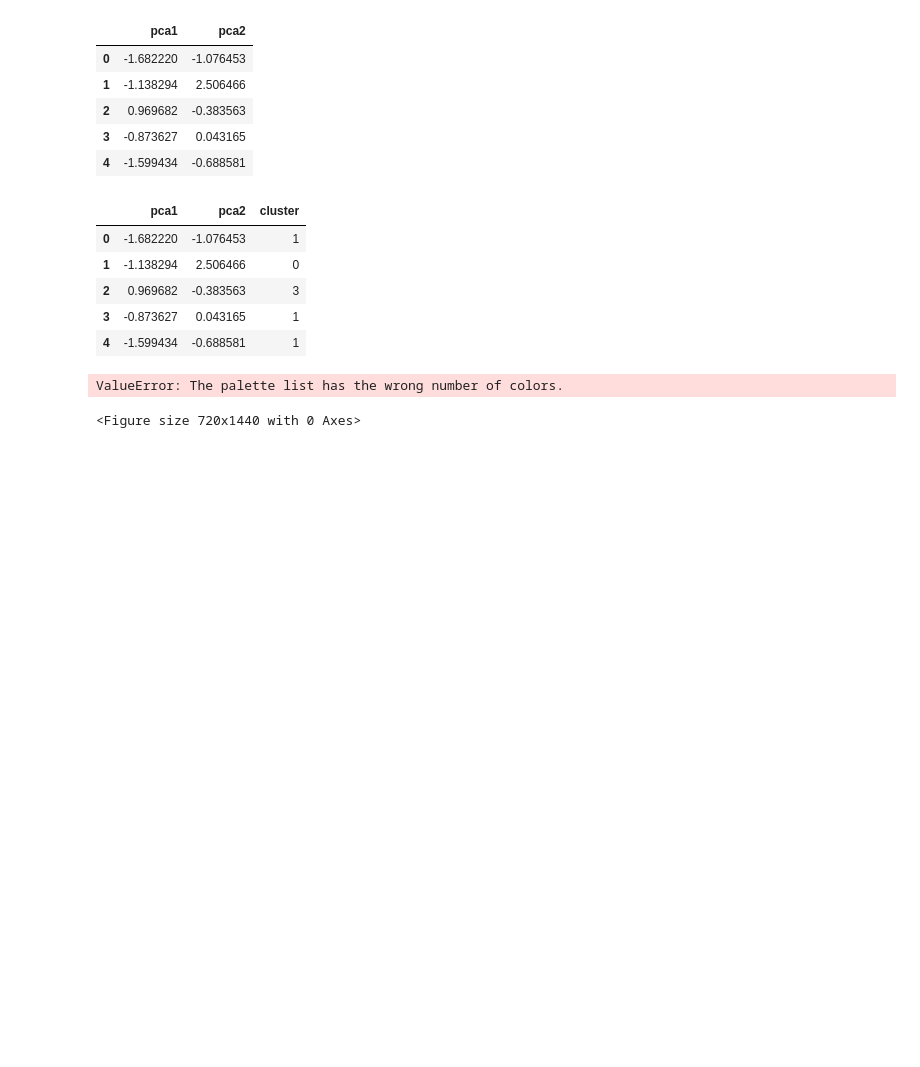
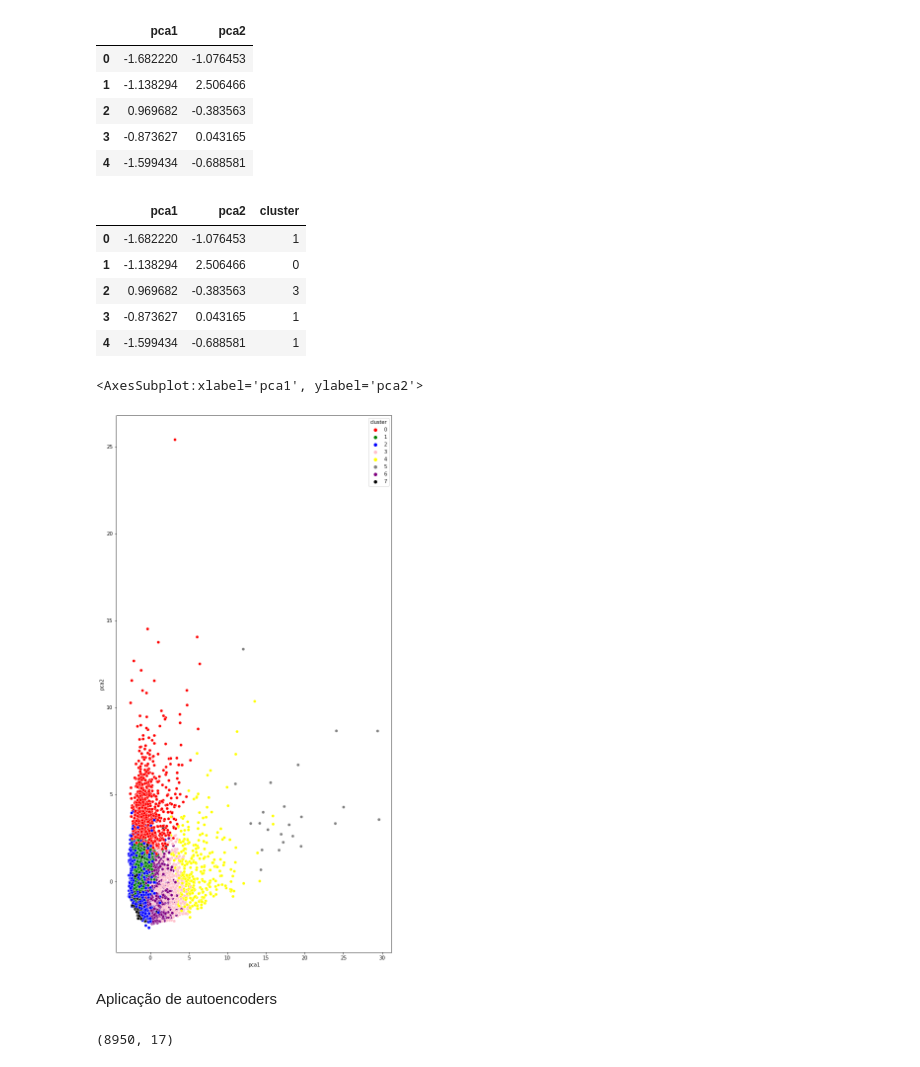
Before and after one commit to Rosivaldojesus/data_analysis, a Jupyter notebook: dp_marketing/main.ipynb, the cells around one changed output. Cells and saved outputs as stored; diff of their text form; code cells hidden in the pictures; blank space fills up the shorter version.

```diff
--- a/marketing/main.ipynb
+++ b/dp_marketing/main.ipynb
@@ -399,7 +399,18 @@ pca_df.head()
 | 4 | -1.599434 | -0.688581 | 1 |
 # %%
 plt.figure(figsize=(10, 20))
-sns.scatterplot(x = 'pca1', y = 'pca2', hue = 'cluster', data = pca_df, palette = ['red', 'green', 'blue', 'pinks', 'yellow', 'gray', 'purple', 'black'])
+sns.scatterplot(x = 'pca1', y = 'pca2', hue = 'cluster', data = pca_df, palette = ['red', 'green', 'blue', 'pink', 'yellow', 'gray', 'purple', 'black'])
 # %% [output]
-ValueError: The palette list has the wrong number of colors.
+<AxesSubplot:xlabel='pca1', ylabel='pca2'>
-<Figure size 720x1440 with 0 Axes>
+[figure, added]
+# %% [markdown]
+Aplicação de autoencoders
+# %%
+# 18 -> 10
+# Elbow
+# K-means
+# PCA
+
+credicard_df_scaled.shape
+# %% [output]
+(8950, 17)
```
Also changed, not shown: parts of 1 cell of this notebook, 3 other files.
